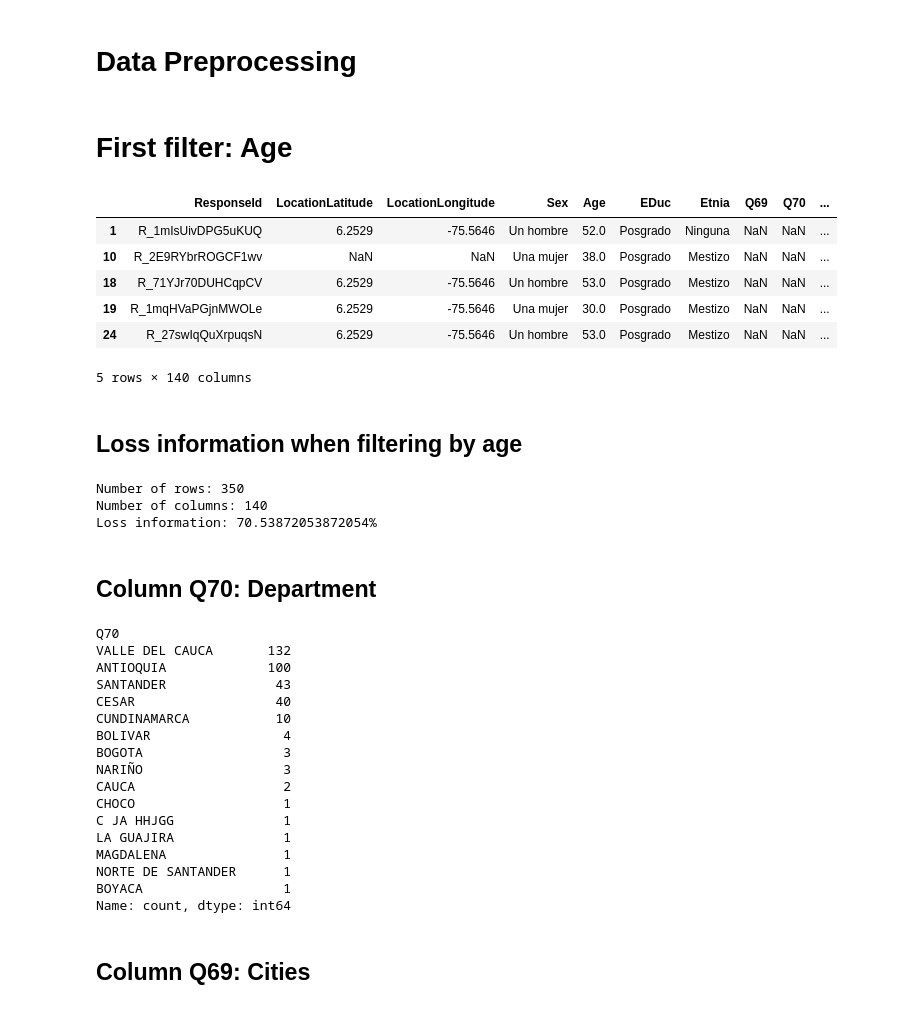
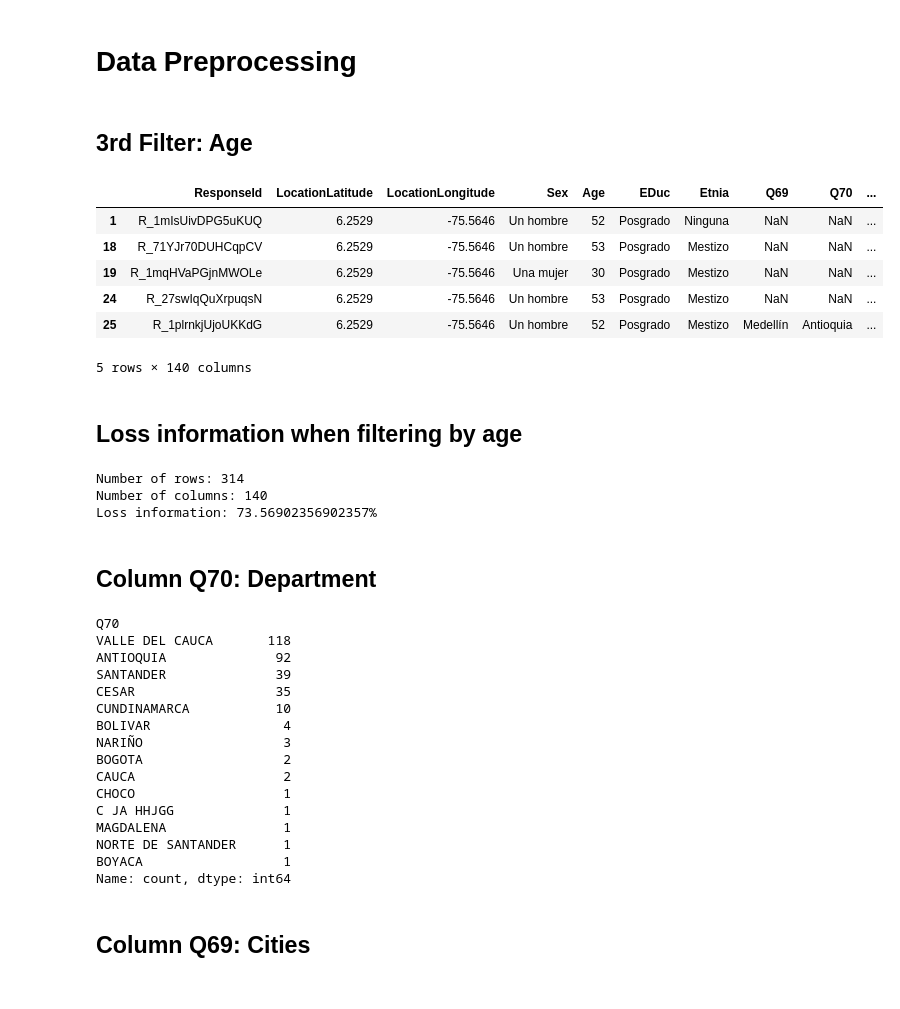
Before and after one commit to hamsomp3/subjetividades-politicas, a Jupyter notebook: notebooks/preprocesamiento.ipynb, the cells around one changed output. Drawn from its saved outputs; the diff is of its cells as text; code cells hidden in the pictures.

```diff
--- a/notebooks/preprocesamiento.ipynb
+++ b/notebooks/preprocesamiento.ipynb
@@ -58,0 +94,3 @@ df.loc[codigo1, 'Q69'] = 'CALI'
+# %%
+df['minutes_per_question'] = df['Duration (in seconds)']/full_size_df_col
+df.head()
@@ -58,0 +107,5 @@ df.loc[codigo1, 'Q69'] = 'CALI'
+# %%
+df['Finished']  = df['Finished'].astype(bool)
+df              = df[df['Finished'] == True]
+full_size_df_2  = df.shape[0]           # get the number of rows in the dataframe
+df.head()
@@ -58,0 +122,2 @@ df.loc[codigo1, 'Q69'] = 'CALI'
+# %%
+df = df[(df['Duration in minutes'] >= 10)]
@@ -59,7 +132,7 @@ df.loc[codigo1, 'Q69'] = 'CALI'
 # %%
 # columns to drop
-df              = df.drop(['StartDate', 'EndDate', 'Status', 'IPAddress', 'Progress','Duration (in seconds)', 'Finished', 'RecordedDate','RecipientLastName','RecipientFirstName', 'RecipientEmail','ExternalReference','DistributionChannel', 'UserLanguage', 'Q66','Sex_3_TEXT','Region_3_TEXT'], axis=1)
-full_size_df    = df.shape[0]
+df              = df.drop(['StartDate', 'EndDate', 'Status', 'IPAddress', 'Progress','Duration (in seconds)', 'Finished', 'RecordedDate','RecipientLastName','RecipientFirstName', 'RecipientEmail','ExternalReference','DistributionChannel', 'UserLanguage', 'Q66','Sex_3_TEXT','Region_3_TEXT','Control_1','Control_2',], axis=1)
+# df              = df.drop(['Q64_5_TEXT', 'InterGContacPetrist_4', 'InterGContacPetrist_2', 'InterGContacPetrist_1', 'ConspiracyPetrist_4', 'ConspiracyPetrist_3', 'ConspiracyPetrist_2', 'ConspiracyPetrist_1', 'EmpUribist_3', 'EmpUribist_2', 'EmpUribist_1', 'InterGContacPetrist_5', 'InterGContacPetrist_3', 'InterGContacPetrist_6', 'Q38_1', 'Q37_1', 'IdPol_2_TEXT', 'ConspiracyUribi_4', 'ConspiracyUribi_3', 'ConspiracyUribi_2', 'ConspiracyUribi_1', 'OutGEmpUribis_1', 'OutGEmpUribis_3', 'OutGEmpUribis_2', 'InterGContacUribi_2', 'InterGContacUribi_4', 'InterGContacUribi_3', 'InterGContacUribi_1','InterGContacUribi_5', 'InterGContacUribi_6', 'InterGroup_1', 'Intragroup_1', 'OutGEmpUribis_1', 'OutGEmpUribis_2', 'OutGEmpUribis_3', 'NormSoc_4', 'NormSoc_5', 'Deshum_3', 'Deshum_2', 'NormSoc_3', 'NormSoc_1', 'NormSoc_2'], axis=1)
 df.head()
 # %% [output]
 |  | ResponseId | LocationLatitude | LocationLongitude | Sex | Age | EDuc | Etnia | Q69 | Q70 | ... |
@@ -97,31 +195,32 @@ def temp_value_counts(df, column):
     """
     return print(df[column].value_counts())
 # %% [markdown]
-# First filter: Age
+## 3rd Filter: Age
 # %%
 df['Age']   = df['Age'].str.replace(r'(años|\. Años|AÑOS|de|Y i)', '', regex=True)
 df          = df.dropna(subset=['Age']) # Drop rows with NaN values in Age column
 df['Age']   = pd.to_numeric(df['Age'], errors='coerce')
 df          = df[(df['Age'] >= 30) & (df['Age'] <= 64)] # Set a fitler for age between 30 and 64
+full_size_df_3  = df.shape[0]           # get the number of rows in the dataframe
 df.head()
 # %% [output]
 |  | ResponseId | LocationLatitude | LocationLongitude | Sex | Age | EDuc | Etnia | Q69 | Q70 | ... |
-| 1 | R_1mIsUivDPG5uKUQ | 6.2529 | -75.5646 | Un hombre | 52.0 | Posgrado | Ninguna | NaN | NaN | ... |
-| 10 | R_2E9RYbrROGCF1wv | NaN | NaN | Una mujer | 38.0 | Posgrado | Mestizo | NaN | NaN | ... |
-| 18 | R_71YJr70DUHCqpCV | 6.2529 | -75.5646 | Un hombre | 53.0 | Posgrado | Mestizo | NaN | NaN | ... |
-| 19 | R_1mqHVaPGjnMWOLe | 6.2529 | -75.5646 | Una mujer | 30.0 | Posgrado | Mestizo | NaN | NaN | ... |
-| 24 | R_27swIqQuXrpuqsN | 6.2529 | -75.5646 | Un hombre | 53.0 | Posgrado | Mestizo | NaN | NaN | ... |
+| 1 | R_1mIsUivDPG5uKUQ | 6.2529 | -75.5646 | Un hombre | 52 | Posgrado | Ninguna | NaN | NaN | ... |
+| 18 | R_71YJr70DUHCqpCV | 6.2529 | -75.5646 | Un hombre | 53 | Posgrado | Mestizo | NaN | NaN | ... |
+| 19 | R_1mqHVaPGjnMWOLe | 6.2529 | -75.5646 | Una mujer | 30 | Posgrado | Mestizo | NaN | NaN | ... |
+| 24 | R_27swIqQuXrpuqsN | 6.2529 | -75.5646 | Un hombre | 53 | Posgrado | Mestizo | NaN | NaN | ... |
+| 25 | R_1plrnkjUjoUKKdG | 6.2529 | -75.5646 | Un hombre | 52 | Posgrado | Mestizo | Medellín | Antioquia | ... |
 5 rows × 140 columns
 # %% [markdown]
 ## Loss information when filtering by age
 # %%
 print(f'Number of rows: {df.shape[0]}')
 print(f'Number of columns: {df.shape[1]}')
-print(f'Loss information: {100*(1-df.shape[0]/full_size_df)}%')
+print(f'Loss information: {100*(1-df.shape[0]/full_size_df_2)}%')
 # %% [output]
-Number of rows: 350
+Number of rows: 314
 Number of columns: 140
-Loss information: 70.53872053872054%
+Loss information: 73.56902356902357%
 # %% [markdown]
 ## Column Q70: Department
 # %%
@@ -165,21 +264,20 @@ replace_dict = {
 }
 df['Q70'] = df['Q70'].replace(replace_dict)
 temp_value_counts(df, 'Q70')
-create_bar_chart(df, 'Q70', 'departments', 'Departments', output_folders[1])
+create_bar_chart(df, 'Q70', 'departments', 'Departments', output_folders[1],False)
 # %% [output]
 Q70
-VALLE DEL CAUCA       132
-ANTIOQUIA             100
-SANTANDER              43
-CESAR                  40
+VALLE DEL CAUCA       118
+ANTIOQUIA              92
+SANTANDER              39
+CESAR                  35
 CUNDINAMARCA           10
 BOLIVAR                 4
-BOGOTA                  3
 NARIÑO                  3
+BOGOTA                  2
 CAUCA                   2
 CHOCO                   1
 C JA HHJGG              1
-LA GUAJIRA              1
 MAGDALENA               1
 NORTE DE SANTANDER      1
 BOYACA                  1
```
Also changed, not shown: parts of 92 cells of this notebook, 5 other files.
